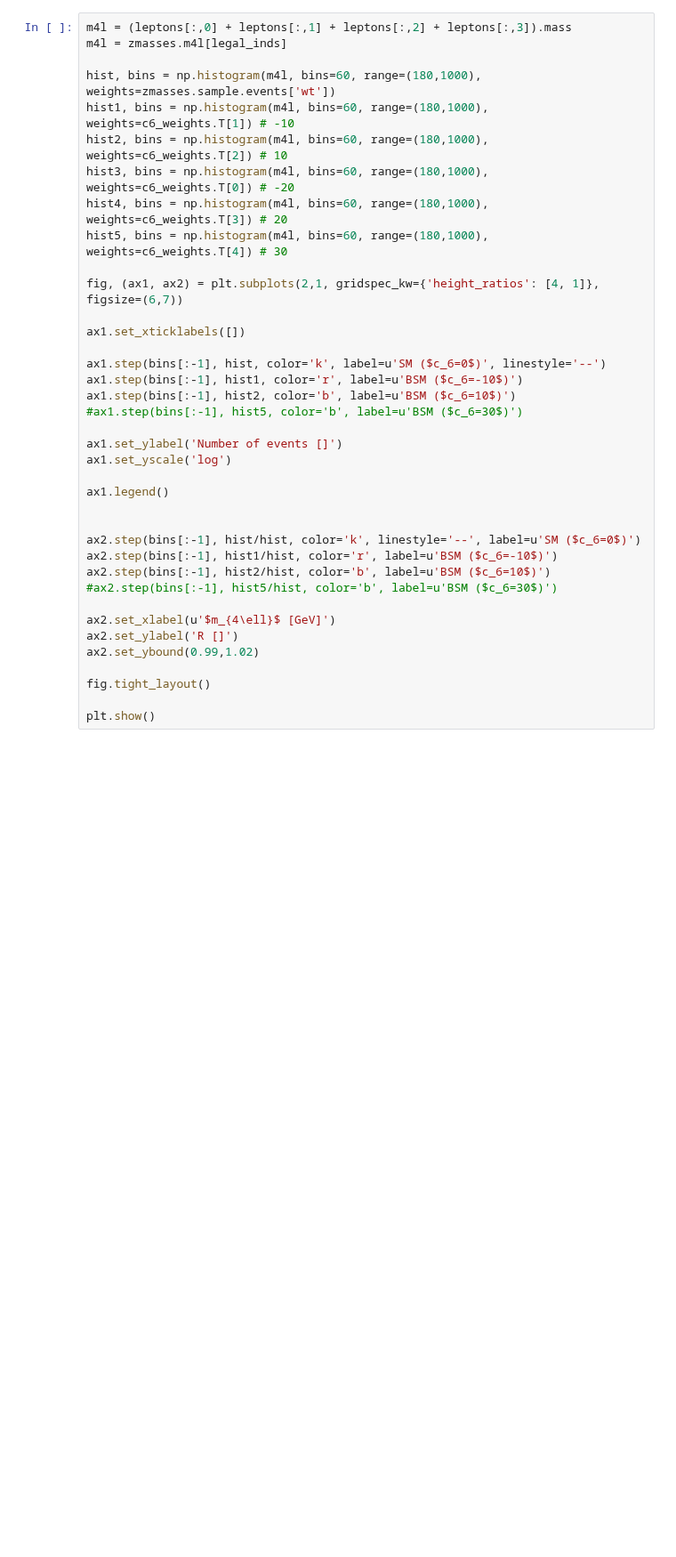
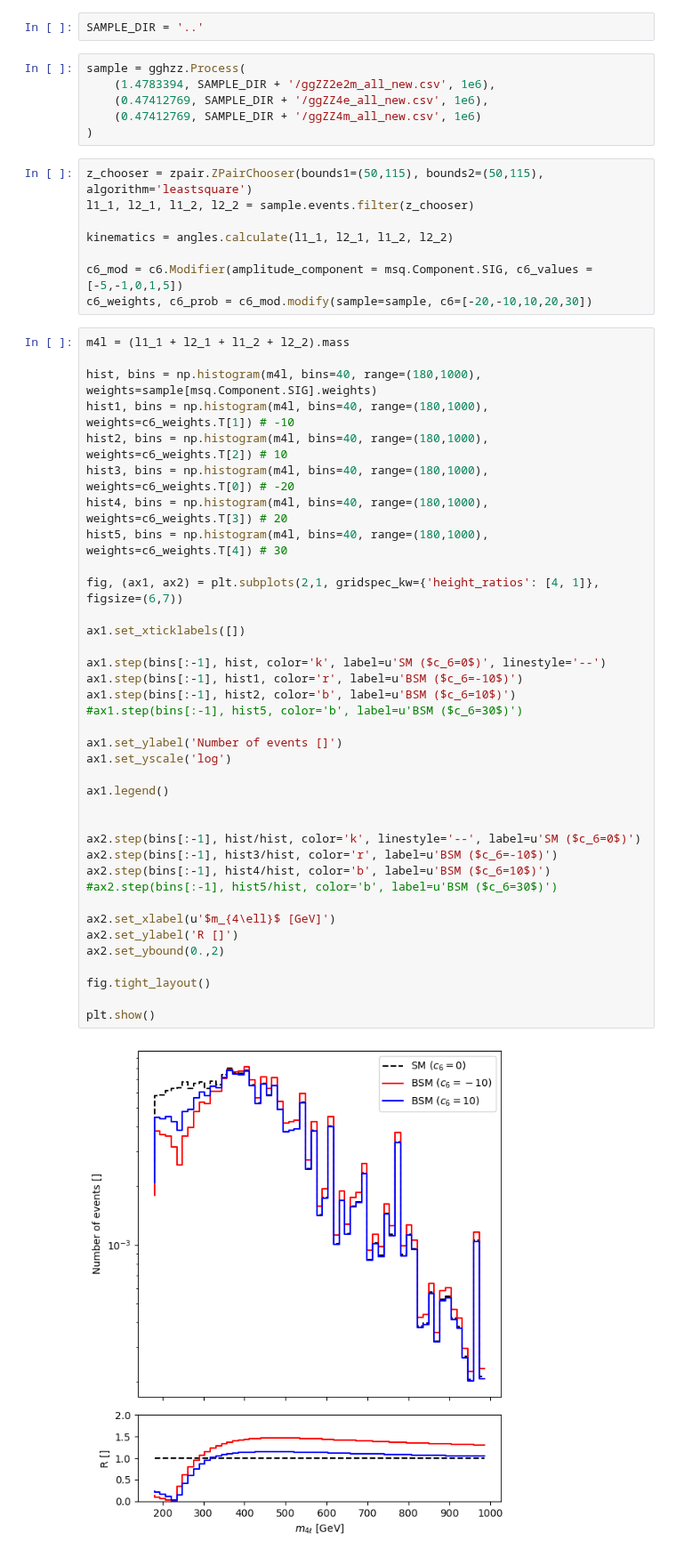
Before and after one commit to taehyounpark/higgs-offshell-interpretation, a Jupyter notebook: plt-m4l.ipynb, the cells around one changed output. Shown at 89% size. Saved outputs shown, nothing was run; the diff lists cells and outputs as text; blank space fills up the shorter version.

```diff
--- a/plt-m4l.ipynb
+++ b/plt-m4l.ipynb
@@ -48,38 +7,55 @@ ValueError: too many values to unpack (expected 2)
+# %%
+SAMPLE_DIR = '..'
+# %%
+sample = gghzz.Process(
+    (1.4783394, SAMPLE_DIR + '/ggZZ2e2m_all_new.csv', 1e6),
+    (0.47412769, SAMPLE_DIR + '/ggZZ4e_all_new.csv', 1e6),
+    (0.47412769, SAMPLE_DIR + '/ggZZ4m_all_new.csv', 1e6)
+)
+# %%
+z_chooser = zpair.ZPairChooser(bounds1=(50,115), bounds2=(50,115), algorithm='leastsquare')
+l1_1, l2_1, l1_2, l2_2 = sample.events.filter(z_chooser)
+
+kinematics = angles.calculate(l1_1, l2_1, l1_2, l2_2)
+
+c6_mod = c6.Modifier(amplitude_component = msq.Component.SIG, c6_values = [-5,-1,0,1,5])
+c6_weights, c6_prob = c6_mod.modify(sample=sample, c6=[-20,-10,10,20,30])
 # %%
-m4l = (leptons[:,0] + leptons[:,1] + leptons[:,2] + leptons[:,3]).mass
-m4l = zmasses.m4l[legal_inds]
+m4l = (l1_1 + l2_1 + l1_2 + l2_2).mass
 
-hist, bins = np.histogram(m4l, bins=60, range=(180,1000), weights=zmasses.sample.events['wt'])
-hist1, bins = np.histogram(m4l, bins=60, range=(180,1000), weights=c6_weights.T[1]) # -10
-hist2, bins = np.histogram(m4l, bins=60, range=(180,1000), weights=c6_weights.T[2]) # 10
-hist3, bins = np.histogram(m4l, bins=60, range=(180,1000), weights=c6_weights.T[0]) # -20
-hist4, bins = np.histogram(m4l, bins=60, range=(180,1000), weights=c6_weights.T[3]) # 20
-hist5, bins = np.histogram(m4l, bins=60, range=(180,1000), weights=c6_weights.T[4]) # 30
+hist, bins = np.histogram(m4l, bins=40, range=(180,1000), weights=sample[msq.Component.SIG].weights)
+hist1, bins = np.histogram(m4l, bins=40, range=(180,1000), weights=c6_weights.T[1]) # -10
+hist2, bins = np.histogram(m4l, bins=40, range=(180,1000), weights=c6_weights.T[2]) # 10
+hist3, bins = np.histogram(m4l, bins=40, range=(180,1000), weights=c6_weights.T[0]) # -20
+hist4, bins = np.histogram(m4l, bins=40, range=(180,1000), weights=c6_weights.T[3]) # 20
+hist5, bins = np.histogram(m4l, bins=40, range=(180,1000), weights=c6_weights.T[4]) # 30
 
 fig, (ax1, ax2) = plt.subplots(2,1, gridspec_kw={'height_ratios': [4, 1]}, figsize=(6,7))
 
 ax1.set_xticklabels([])
 
 ax1.step(bins[:-1], hist, color='k', label=u'SM ($c_6=0$)', linestyle='--')
 ax1.step(bins[:-1], hist1, color='r', label=u'BSM ($c_6=-10$)')
 ax1.step(bins[:-1], hist2, color='b', label=u'BSM ($c_6=10$)')
 #ax1.step(bins[:-1], hist5, color='b', label=u'BSM ($c_6=30$)')
 
 ax1.set_ylabel('Number of events []')
 ax1.set_yscale('log')
 
 ax1.legend()
 
 
 ax2.step(bins[:-1], hist/hist, color='k', linestyle='--', label=u'SM ($c_6=0$)')
-ax2.step(bins[:-1], hist1/hist, color='r', label=u'BSM ($c_6=-10$)')
-ax2.step(bins[:-1], hist2/hist, color='b', label=u'BSM ($c_6=10$)')
+ax2.step(bins[:-1], hist3/hist, color='r', label=u'BSM ($c_6=-10$)')
+ax2.step(bins[:-1], hist4/hist, color='b', label=u'BSM ($c_6=10$)')
 #ax2.step(bins[:-1], hist5/hist, color='b', label=u'BSM ($c_6=30$)')
 
 ax2.set_xlabel(u'$m_{4\ell}$ [GeV]')
 ax2.set_ylabel('R []')
-ax2.set_ybound(0.99,1.02)
+ax2.set_ybound(0.,2)
 
 fig.tight_layout()
 
 plt.show()
+# %% [output]
+[figure, added]
```
Also changed, not shown: parts of 3 cells of this notebook, 11 other files.
